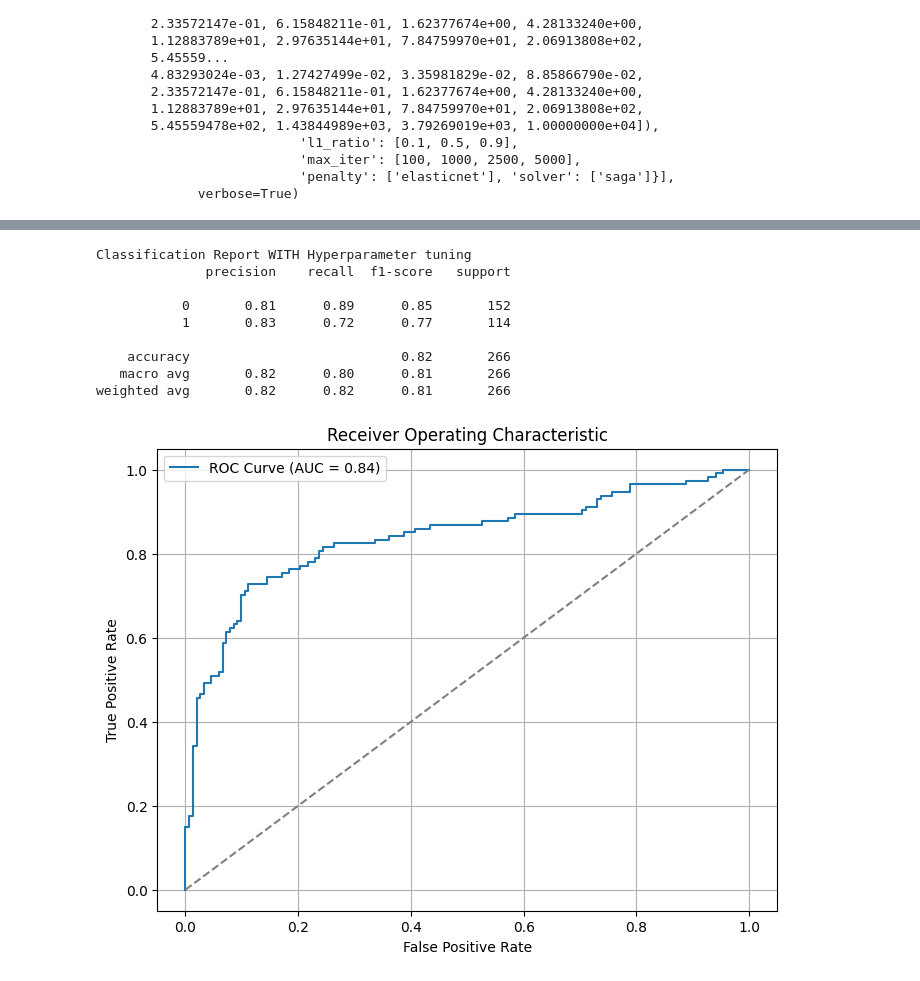
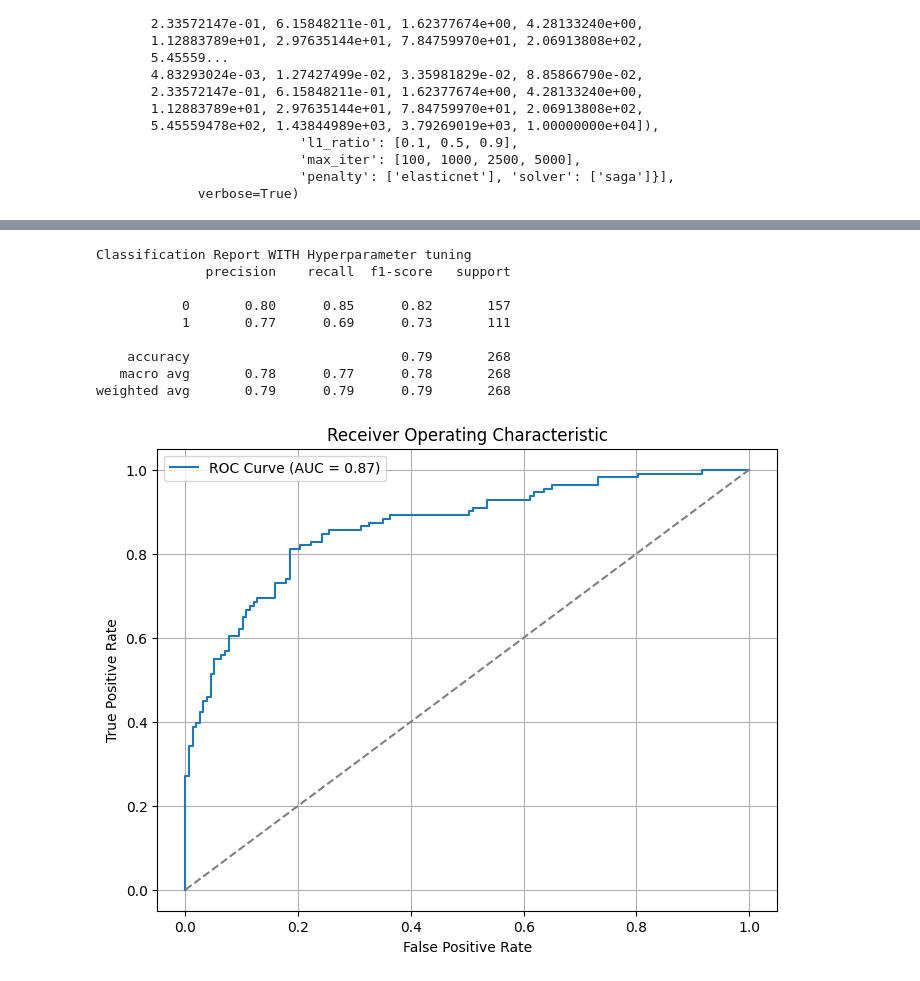
Before and after one commit to logan-heydt/Titanic-Prediction, a Jupyter notebook: src/titanic_predictions.ipynb, the cells around one changed output, grey strips where cells are left out. Drawn from its saved outputs; the diff is of its cells as text; code cells hidden in the pictures.

Commit message:
added pipeline, need to do more EDA and feature importance

```diff
--- a/src/titanic_predictions.ipynb
+++ b/src/titanic_predictions.ipynb
@@ -58,6 +45,17 @@ scaling_cols = ['Age', 'Fare', 'family_size']
 title_cats = ['Master', 'Dr', 'Rev', 'Major', 'Col', 'Countess', 'Capt', 'Sir', 'Lady', 'Don', 'Jonkheer']
 
 # Need to drop the 2 null embarked
+# %%
+# train test split
+
+y = df['Survived']
+x = df.drop(columns='Survived')
+
+x_train, x_test, y_train, y_test = train_test_split(x, y, test_size=.3, random_state=42)
+
+fitted_pipeline, x_train_transformed = get_fitted_pipeline(x_train)
+
+x_test_transformed = fitted_pipeline.transform(x_test)
 # %%
 
 
@@ -151,15 +150,10 @@ plt.show()
 modeling_df.describe()
 modeling_df.to_clipboard()
 # %%
-y = modeling_df['Survived']
-x = modeling_df.drop(columns='Survived')
+model = LogisticRegression()
+model.fit(x_train_transformed, y_train)
 
-x_train, x_test, y_train, y_test = train_test_split(x, y, test_size=.3, random_state=42)
-
-model = LogisticRegression()
-model.fit(x_train, y_train)
-
-y_pred = model.predict(x_test)
+y_pred = model.predict(x_test_transformed)
 
 print("Classification Report WITHOUT Hyperparameter tuning")
 print(classification_report(y_test, y_pred))
@@ -232,7 +226,7 @@ GridSearchCV(cv=3, error_score='raise', estimator=LogisticRegression(),
                           'penalty': ['elasticnet'], 'solver': ['saga']}],
              verbose=True)
 # %%
-best_model = clf.fit(x_train, y_train)
+best_model = clf.fit(x_train_transformed, y_train)
 best_model.best_estimator_
 # %% [output]
 Fitting 3 folds for each of 1040 candidates, totalling 3120 fits
@@ -257,5 +235,5 @@ LogisticRegression(C=np.float64(4.281332398719396), solver='newton-cg')
 # %%
-y_pred_best = best_model.predict(x_test)
+y_pred_best = best_model.predict(x_test_transformed)
 
 print("Classification Report WITH Hyperparameter tuning")
 print(classification_report(y_test, y_pred_best))
@@ -263,25 +241,25 @@ print(classification_report(y_test, y_pred_best))
 Classification Report WITH Hyperparameter tuning
               precision    recall  f1-score   support
 
-           0       0.81      0.89      0.85       152
-           1       0.83      0.72      0.77       114
+           0       0.80      0.85      0.82       157
+           1       0.77      0.69      0.73       111
 
-    accuracy                           0.82       266
-   macro avg       0.82      0.80      0.81       266
-weighted avg       0.82      0.82      0.81       266
+    accuracy                           0.79       268
+   macro avg       0.78      0.77      0.78       268
+weighted avg       0.79      0.79      0.79       268
 # %%
-y_prob = best_model.predict_proba(x_test)[:, 1]
+y_prob = best_model.predict_proba(x_test_transformed)[:, 1]
 fpr, tpr, _ = roc_curve(y_test, y_prob)
 roc_auc = auc(fpr, tpr)
 
 plt.figure(figsize=(8, 6))
 plt.plot(fpr, tpr, label=f"ROC Curve (AUC = {roc_auc:.2f})")
 plt.plot([0, 1], [0, 1], linestyle='--', color='gray')
 plt.xlabel('False Positive Rate')
 plt.ylabel('True Positive Rate')
 plt.title('Receiver Operating Characteristic')
 plt.legend()
 plt.grid(True)
 plt.show()
 # %% [output]
-[figure, old version]
+[figure, new version]
```
Also changed, not shown: parts of 8 cells of this notebook, 2 other files.
